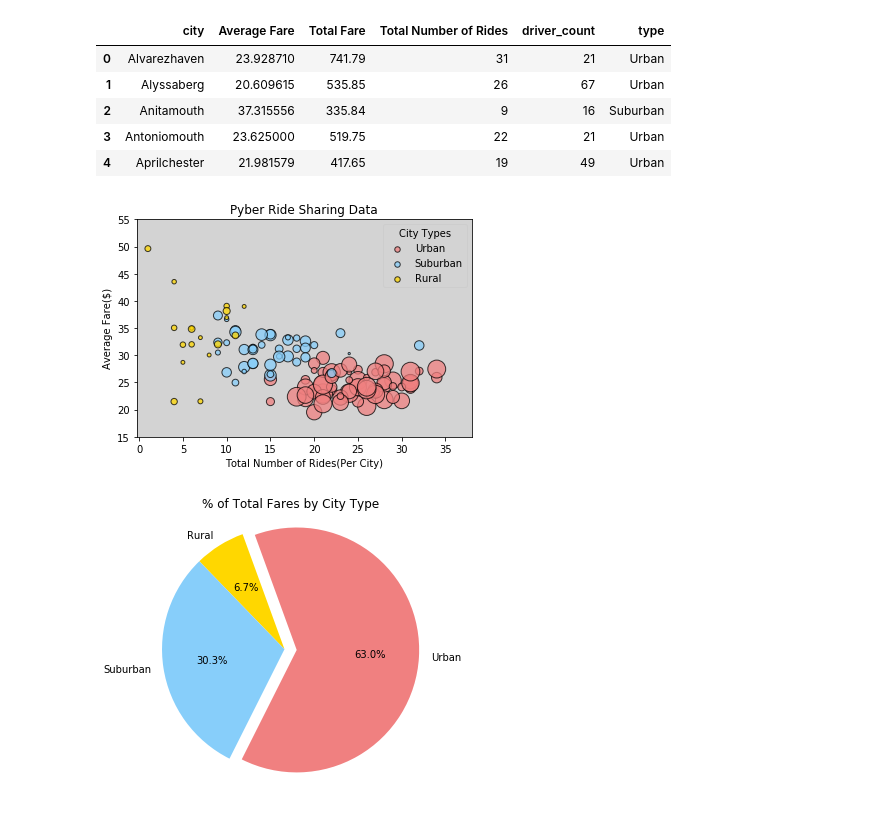
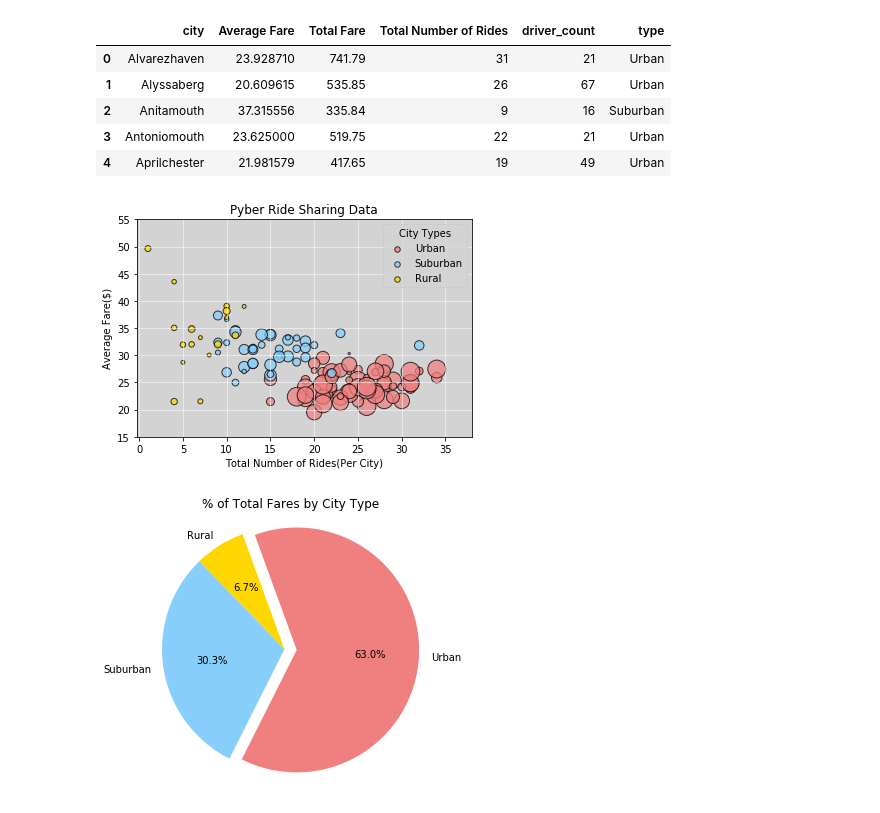
Before and after one commit to MWilliam21/Matplotlib, a Jupyter notebook: Pyuber_solved_mina.ipynb, the cells around one changed output. Saved outputs shown, nothing was run; the diff lists cells and outputs as text; code cells hidden in the pictures.

```diff
--- a/Pyuber_solved_mina.ipynb
+++ b/Pyuber_solved_mina.ipynb
@@ -41,36 +41,38 @@ new_merged.head()
 urban_table=new_merged.loc[new_merged['type']=='Urban']
 ## filtering the merged table to Suburban only
 Suburban_table=new_merged.loc[new_merged['type']=='Suburban']
 ## filtering the merged table to Rural only
 Rural_table=new_merged.loc[new_merged['type']=='Rural']
 ##plotting each category, mulitplied the s by 5 to increase the size of bubble on the the map
 plt.scatter(urban_table['Total Number of Rides'],urban_table['Average Fare'],marker="o", facecolors="lightcoral", edgecolors='black',
             s=urban_table['driver_count']*5, alpha=0.75,label='Urban')
 plt.scatter(Suburban_table['Total Number of Rides'],Suburban_table['Average Fare'],marker="o", facecolors="lightskyblue", edgecolors="black",
             s=Suburban_table['driver_count']*5, alpha=0.75,label='Suburban')
 plt.scatter(Rural_table['Total Number of Rides'],Rural_table['Average Fare'],marker="o", facecolors="gold", edgecolors="black",
             s=Rural_table['driver_count']*5, alpha=0.75,label='Rural')
+## changing the color of background to light grey
+plt.rcParams['axes.facecolor']='lightgrey'
+plt.grid(linewidth=0.5,color='white')
 ##printing the legend
 lgn=plt.legend(title="City Types")
 ## standarizing the size of the legend
 lgn.legendHandles[0]._sizes=[30]
 lgn.legendHandles[1]._sizes=[30]
 lgn.legendHandles[2]._sizes=[30]
 ## printing the ylabel
 plt.ylabel('Average Fare($)')
 ## printing the xlabel
 plt.xlabel('Total Number of Rides(Per City)')
 ## printing the title
 plt.title('Pyber Ride Sharing Data')
 ## setting the limits for both the x and y
 plt.ylim(15,55)
 plt.xlim(-0.25,38)
-## changing the color of background to light grey, but for some reason i have to run it twice to get the color, any idea on that?
-plt.rcParams['axes.facecolor']='lightgrey'
+
 
 plt.show()
 # %% [output]
-[figure, old version]
+[figure, new version]
 # %%
 ## creating the new data frame for the Pie Charts
 group_types=new_merged.groupby('type')
```
